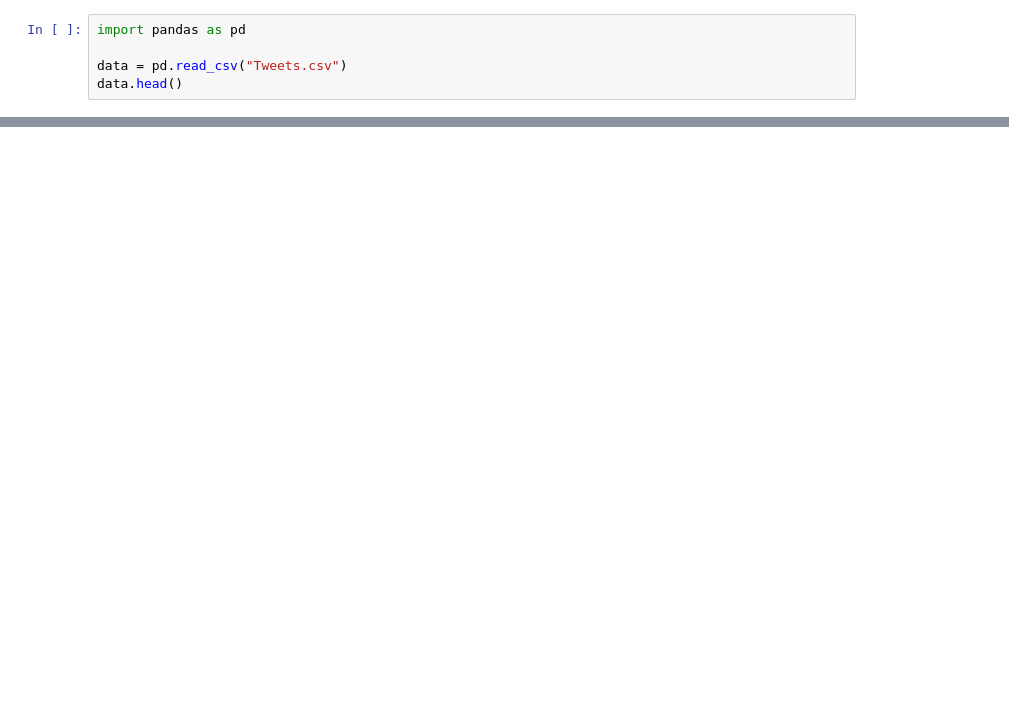
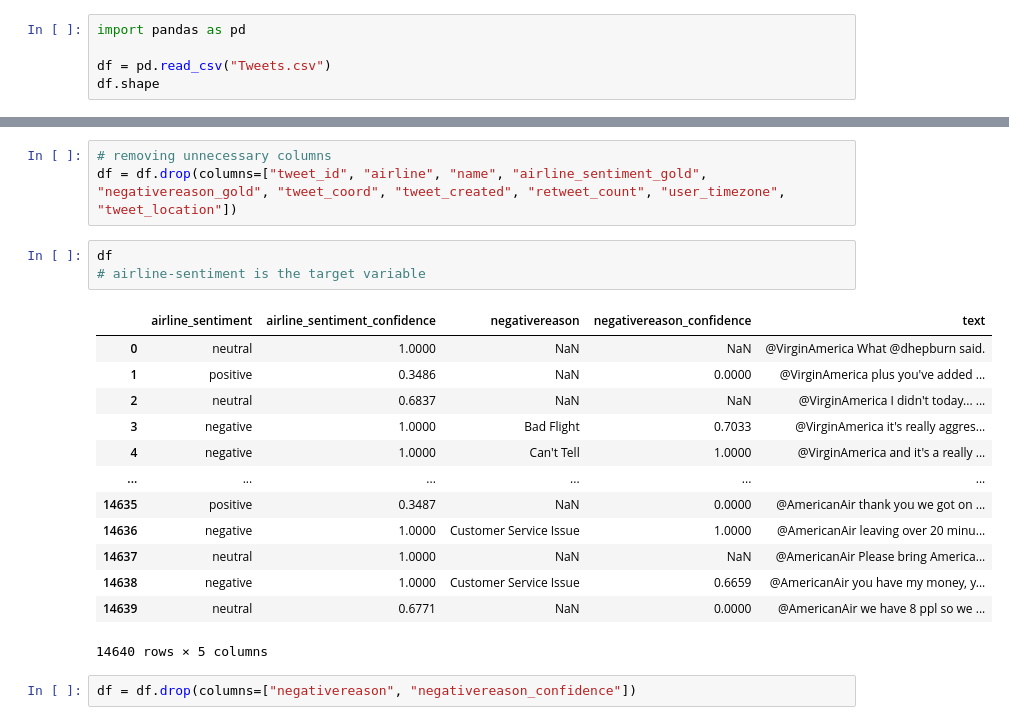
Before and after one commit to AmeyaKhanzode/Learning-ML, a Jupyter notebook: hands-on/sentiment_analysis/tweets.ipynb, the cells around one changed output, grey strips where cells are left out. Drawn from its saved outputs; the diff is of its cells as text; blank space fills up the shorter version.

Commit message:
sentiment analysis

```diff
--- a/hands-on/sentiment_analysis/tweets.ipynb
+++ b/hands-on/sentiment_analysis/tweets.ipynb
@@ -1,6 +1,6 @@
 # %%
 import pandas as pd
 
-data = pd.read_csv("Tweets.csv")
-data.head()
+df = pd.read_csv("Tweets.csv")
+df.shape
 # %% [output]
@@ -17,0 +27,22 @@ Index(['airline_sentiment', 'airline_sentiment_confidence', 'text'], dtype='obje
+# %%
+# removing unnecessary columns
+df = df.drop(columns=["tweet_id", "airline", "name", "airline_sentiment_gold", "negativereason_gold", "tweet_coord", "tweet_created", "retweet_count", "user_timezone", "tweet_location"])
+# %%
+df
+# airline-sentiment is the target variable
+# %% [output]
+|  | airline_sentiment | airline_sentiment_confidence | negativereason | negativereason_confidence | text |
+| 0 | neutral | 1.0000 | NaN | NaN | @VirginAmerica What @dhepburn said. |
+| 1 | positive | 0.3486 | NaN | 0.0000 | @VirginAmerica plus you've added ... |
+| 2 | neutral | 0.6837 | NaN | NaN | @VirginAmerica I didn't today... ... |
+| 3 | negative | 1.0000 | Bad Flight | 0.7033 | @VirginAmerica it's really aggres... |
+| 4 | negative | 1.0000 | Can't Tell | 1.0000 | @VirginAmerica and it's a really ... |
+| ... | ... | ... | ... | ... | ... |
+| 14635 | positive | 0.3487 | NaN | 0.0000 | @AmericanAir thank you we got on ... |
+| 14636 | negative | 1.0000 | Customer Service Issue | 1.0000 | @AmericanAir leaving over 20 minu... |
+| 14637 | neutral | 1.0000 | NaN | NaN | @AmericanAir Please bring America... |
+| 14638 | negative | 1.0000 | Customer Service Issue | 0.6659 | @AmericanAir you have my money, y... |
+| 14639 | neutral | 0.6771 | NaN | 0.0000 | @AmericanAir we have 8 ppl so we ... |
+14640 rows × 5 columns
+# %%
+df = df.drop(columns=["negativereason", "negativereason_confidence"])
```
Also changed, not shown: parts of 11 cells of this notebook.
